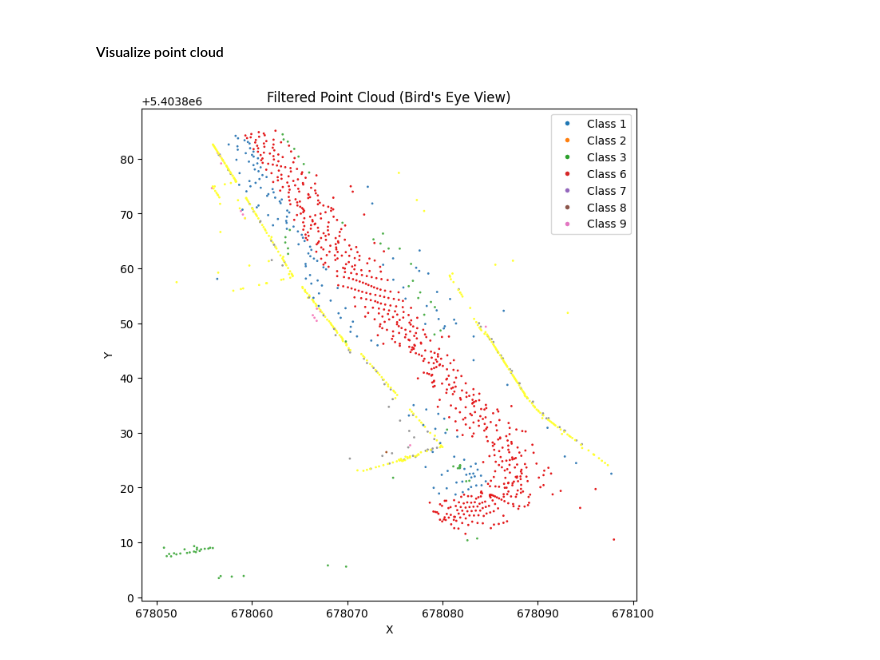
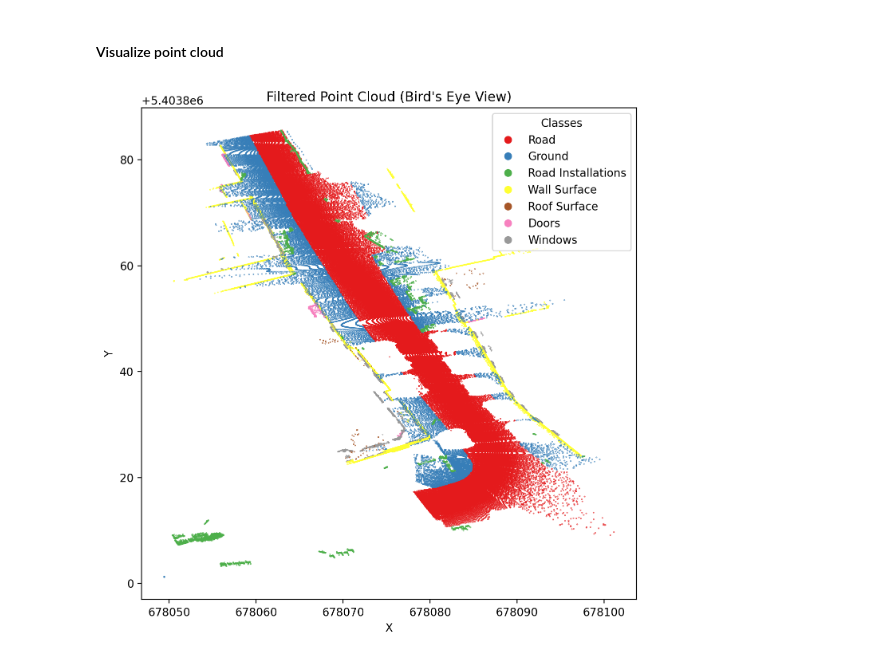
Before and after one commit to Madlab2/CloudMetrics, a Jupyter notebook: notebooks/compare_pointclouds.ipynb, the cells around one changed output. Saved outputs shown, nothing was run; the diff lists cells and outputs as text; code cells hidden in the pictures.

Commit message:
Refined plot (performance fix, legend)

```diff
--- a/notebooks/compare_pointclouds.ipynb
+++ b/notebooks/compare_pointclouds.ipynb
@@ -32,7 +32,19 @@ print(header_real.max - offsets_real)
 # %%
 # Extract the relevant classes from the real point cloud
 # (1) road, (2) ground, (3) road instalations, (6) wall surface, (7) roof surface, (8) doors, (9) windows
+
 relevant_classes = [1, 2, 3, 6, 7, 8, 9]
+
+class_descriptions = {
+    1: 'Road',
+    2: 'Ground',
+    3: 'Road Installations',
+    6: 'Wall Surface',
+    7: 'Roof Surface',
+    8: 'Doors',
+    9: 'Windows'
+}
+
 real_points = real_pc.points
 real_labels = real_points['classification']
 relevant_indices = np.isin(real_labels, relevant_classes)
@@ -40,32 +52,35 @@ relevant_points_real = real_points[relevant_indices]
 # %% [markdown]
 #### Visualize point cloud
 # %%
+# Set the figure format to support high DPI
+%config InlineBackend.figure_format = 'retina'
+
+
 # Extract x, y coordinates, and semantic labels from the filtered point cloud
 x = relevant_points_real['x']
 y = relevant_points_real['y']
 labels = relevant_points_real['classification']
 
 # Plot every 1000th point with colorization
-stride = 10000
+stride = 100
 x_sampled = x[::stride]
 y_sampled = y[::stride]
 labels_sampled = labels[::stride]
 
 # Create a scatter plot in bird's eye view with colorization
 plt.figure(figsize=(8, 8))
-plt.scatter(x_sampled, y_sampled, c=labels_sampled, cmap='Set1', s=1)
+scatter = plt.scatter(x_sampled, y_sampled, c=labels_sampled, cmap='Set1', s=0.1)
 
 # Add a legend for the semantic labels
-legend_elements = [plt.Line2D([0], [0], marker='o', color='w', label=f'Class {c}', markerfacecolor=f'C{i}', markersize=5)
-                   for i, c in enumerate(set(labels))]
-plt.legend(handles=legend_elements, loc='upper right')
+legend_colors = scatter.legend_elements(prop='colors')[0]
+plt.legend(legend_colors, list(class_descriptions.values()), loc='upper right', title='Classes')
 
 # Set labels and title
 plt.xlabel('X')
 plt.ylabel('Y')
 plt.title('Filtered Point Cloud (Bird\'s Eye View)')
 
 # Show the plot
 plt.show()
 # %% [output]
-[figure, old version]
+[figure, new version]
```
